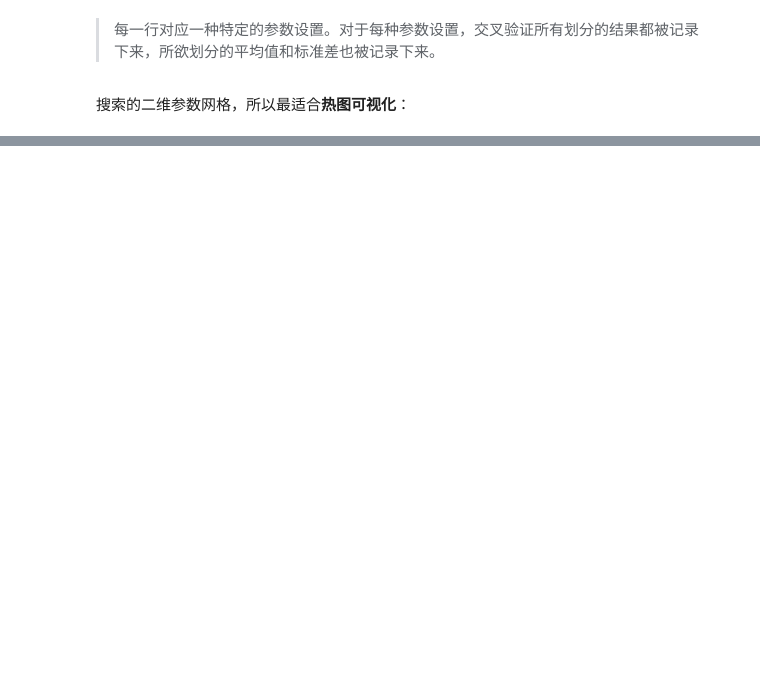
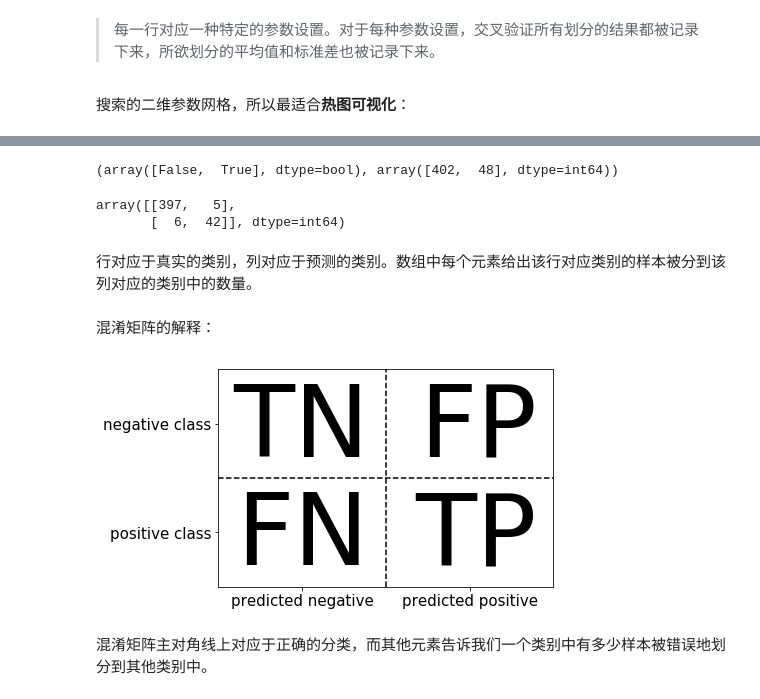
Before and after one commit to libingallin/introduction-to-ml, a Jupyter notebook: ch5_model_evaluation_and _improvement.ipynb, the cells around one changed output, grey strips where cells are left out. Drawn from its saved outputs; the diff is of its cells as text; code cells hidden in the pictures; blank space fills up the shorter version.

Commit message:
metrics for binary clf task

```diff
--- a/ch5_model_evaluation_and _improvement.ipynb
+++ b/ch5_model_evaluation_and _improvement.ipynb
@@ -335,0 +522,4 @@ plt.show()
+# %%
+np.unique(y_test, return_counts=True)
+# %% [output]
+(array([False,  True], dtype=bool), array([402,  48], dtype=int64))
@@ -335,0 +528,15 @@ plt.show()
+# %%
+confusion_matrix(y_test, pred_logreg)
+# %% [output]
+array([[397,   5],
+       [  6,  42]], dtype=int64)
+# %% [markdown]
+行对应于真实的类别，列对应于预测的类别。数组中每个元素给出该行对应类别的样本被分到该列对应的类别中的数量。
+# %% [markdown]
+混淆矩阵的解释：
+# %%
+mglearn.plots.plot_binary_confusion_matrix()
+# %% [output]
+[figure, added]
+# %% [markdown]
+混淆矩阵主对角线上对应于正确的分类，而其他元素告诉我们一个类别中有多少样本被错误地划分到其他类别中。
```
Also changed, not shown: parts of 122 cells of this notebook.
